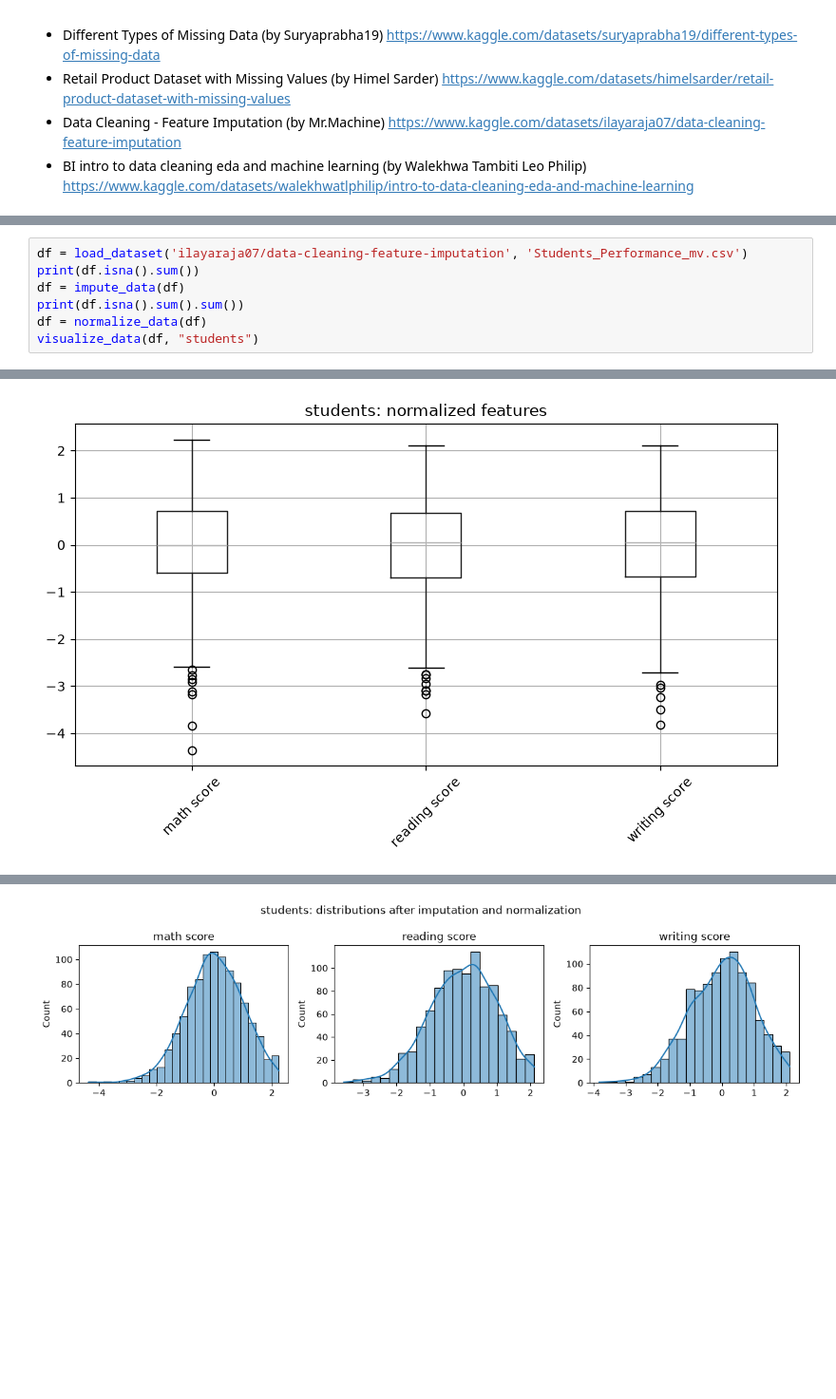
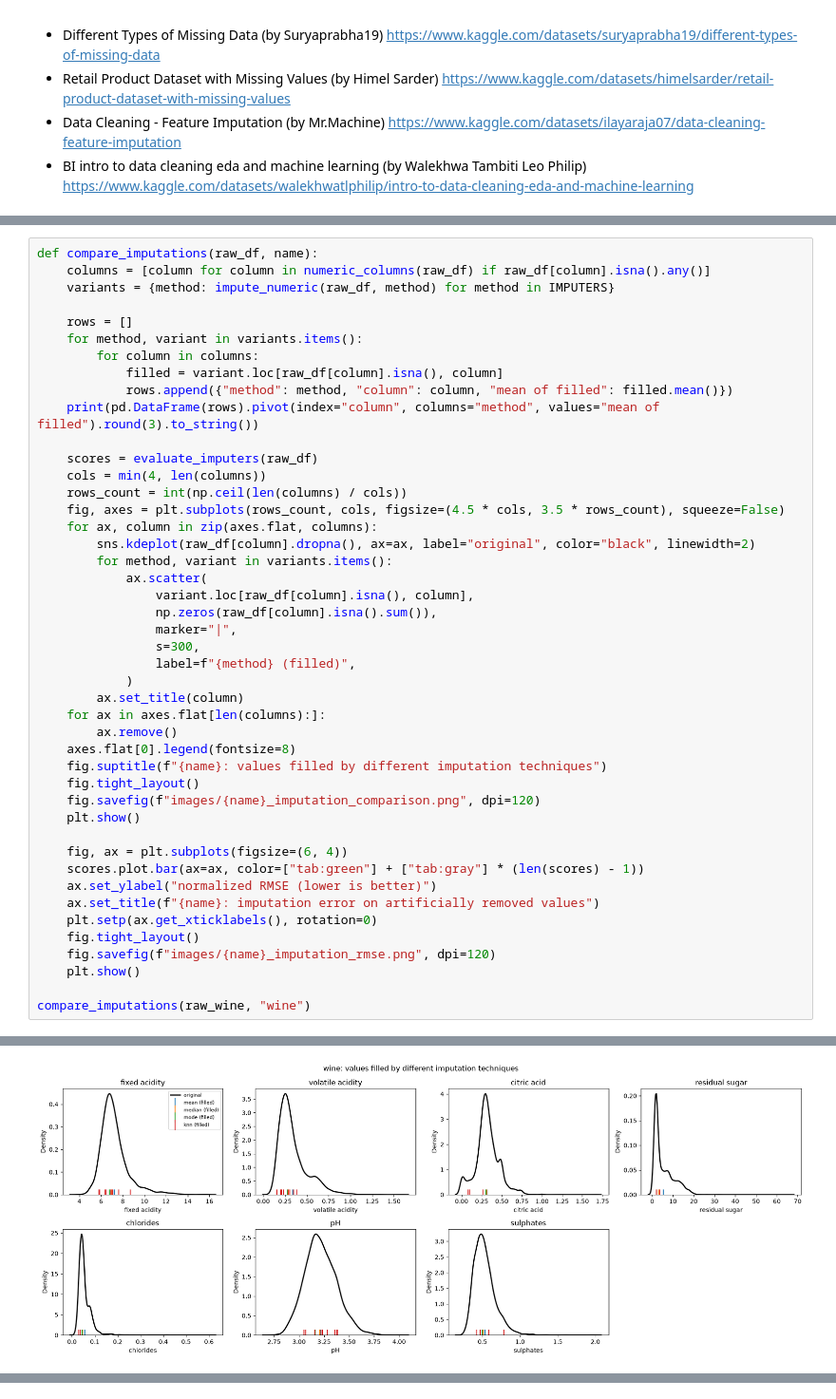
Before and after one commit to ToTheTermsOfService/id-lb1, a Jupyter notebook: assignement-1.ipynb, the cells around one changed output, grey strips where cells are left out. Shown at 95% size. Cells and saved outputs as stored; diff of their text form; blank space fills up the shorter version.

Commit message:
Address review: KNN imputation on template dataset, scaled KNN, scaler rules, conclusions
Co-Authored-By: Claude Opus 5.5 <noreply@anthropic.com>

```diff
--- a/assignement-1.ipynb
+++ b/assignement-1.ipynb
@@ -523,8 +569,46 @@ volatile acidity  0.298  0.340   0.290  0.280
 # %%
-df = load_dataset('ilayaraja07/data-cleaning-feature-imputation', 'Students_Performance_mv.csv')
-print(df.isna().sum())
-df = impute_data(df)
-print(df.isna().sum().sum())
-df = normalize_data(df)
-visualize_data(df, "students")
+def compare_imputations(raw_df, name):
+    columns = [column for column in numeric_columns(raw_df) if raw_df[column].isna().any()]
+    variants = {method: impute_numeric(raw_df, method) for method in IMPUTERS}
+
+    rows = []
+    for method, variant in variants.items():
+        for column in columns:
+            filled = variant.loc[raw_df[column].isna(), column]
+            rows.append({"method": method, "column": column, "mean of filled": filled.mean()})
+    print(pd.DataFrame(rows).pivot(index="column", columns="method", values="mean of filled").round(3).to_string())
+
+    scores = evaluate_imputers(raw_df)
+    cols = min(4, len(columns))
+    rows_count = int(np.ceil(len(columns) / cols))
+    fig, axes = plt.subplots(rows_count, cols, figsize=(4.5 * cols, 3.5 * rows_count), squeeze=False)
+    for ax, column in zip(axes.flat, columns):
+        sns.kdeplot(raw_df[column].dropna(), ax=ax, label="original", color="black", linewidth=2)
+        for method, variant in variants.items():
+            ax.scatter(
+                variant.loc[raw_df[column].isna(), column],
+                np.zeros(raw_df[column].isna().sum()),
+                marker="|",
+                s=300,
+                label=f"{method} (filled)",
+            )
+        ax.set_title(column)
+    for ax in axes.flat[len(columns):]:
+        ax.remove()
+    axes.flat[0].legend(fontsize=8)
+    fig.suptitle(f"{name}: values filled by different imputation techniques")
+    fig.tight_layout()
+    fig.savefig(f"images/{name}_imputation_comparison.png", dpi=120)
+    plt.show()
+
+    fig, ax = plt.subplots(figsize=(6, 4))
+    scores.plot.bar(ax=ax, color=["tab:green"] + ["tab:gray"] * (len(scores) - 1))
+    ax.set_ylabel("normalized RMSE (lower is better)")
+    ax.set_title(f"{name}: imputation error on artificially removed values")
+    plt.setp(ax.get_xticklabels(), rotation=0)
+    fig.tight_layout()
+    fig.savefig(f"images/{name}_imputation_rmse.png", dpi=120)
+    plt.show()
+
+compare_imputations(raw_wine, "wine")
 # %% [output]
@@ -544 +624 @@ writing score    z-score
-[figure, old version]
+[figure, new version]
@@ -546 +625,0 @@ writing score    z-score
-[figure, removed]
```
Also changed, not shown: parts of 12 cells of this notebook, 16 other files.
